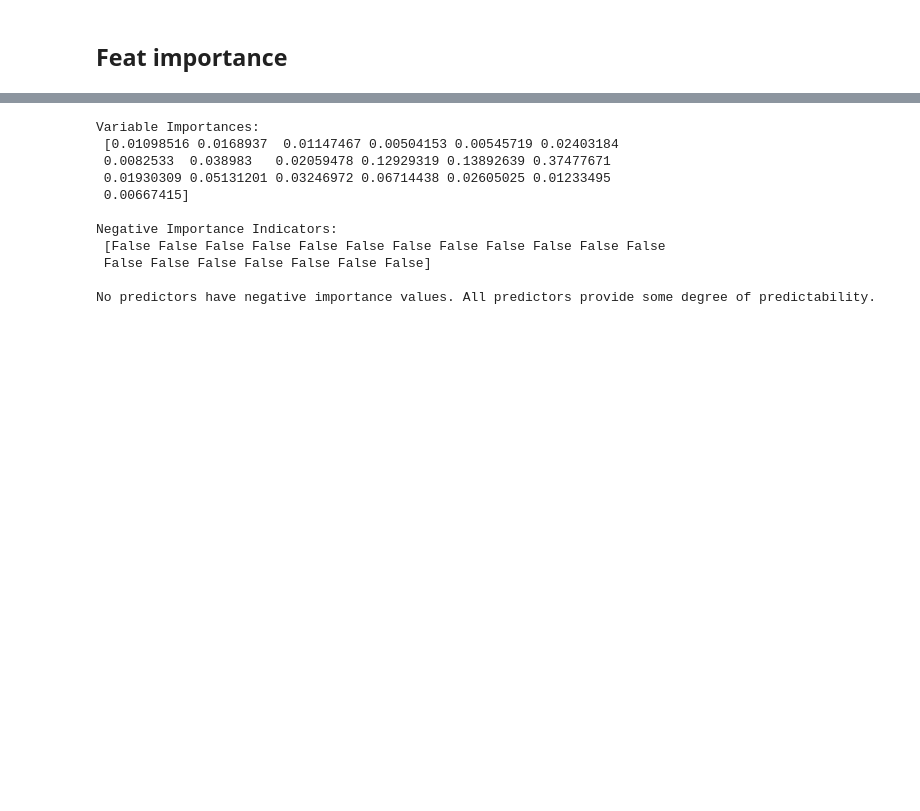
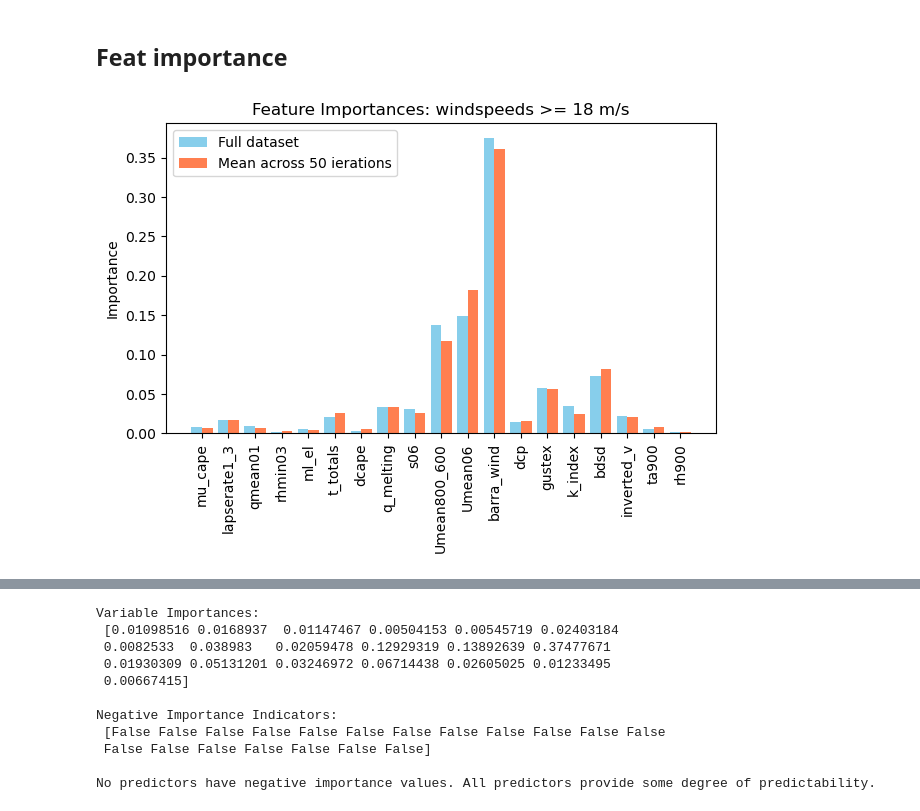
Before and after one commit to Greeshmaaaa/Project-1, a Jupyter notebook: Random_forest-strong.ipynb, the cells around one changed output, grey strips where cells are left out. Saved outputs shown, nothing was run; the diff lists cells and outputs as text; code cells hidden in the pictures; blank space fills up the shorter version.

```diff
--- a/Random_forest-strong.ipynb
+++ b/Random_forest-strong.ipynb
@@ -668,3 +666,69 @@ Random Forest Metrics:
 ROC-AUC: 0.9336799918782351
 # %% [markdown]
 ## Feat importance
+# %%
+##Compute and store feat importance score over 50 random train-test test splits.
+
+
+n_iterations = 50
+variable_importance = np.zeros((len(X.columns), n_iterations))
+
+seeds= np.arange(n_iterations)
+for i, seed in enumerate(seeds):
+    X_train, X_test, y_train, y_test = train_test_split(X, y, test_size=0.3, random_state=seed)
+    clf = RandomForestClassifier(n_estimators=100, criterion ='entropy', class_weight = 'balanced',
+                              max_depth = 3,
+                             random_state=seed, n_jobs = -1)
+    clf.fit(X_train,y_train)
+
+    variable_importance[:,i]=clf.feature_importances_
+variable_importance_df = pd.DataFrame(variable_importance.T, columns=X.columns)
+# %%
+import numpy as np
+import matplotlib.pyplot as plt
+from sklearn.datasets import make_classification
+from sklearn.ensemble import RandomForestClassifier
+from sklearn.model_selection import StratifiedKFold, cross_validate
+
+
+feature_cols = ['mu_cape', 'lapserate1_3', 'qmean01', 'rhmin03', 'ml_el', 't_totals',
+                'dcape', 'q_melting', 's06', 'Umean800_600', 'Umean06', 'barra_wind',
+                'dcp', 'gustex', 'k_index', 'bdsd', 'inverted_v', 'ta900', 'rh900']
+
+clf = RandomForestClassifier(n_estimators=100, criterion ='entropy', class_weight = 'balanced',
+                              max_depth = 3,
+                             random_state=42, n_jobs = -1)
+#clf.fit(X_train,y_train)
+#clf.fit(X_test,y_test)
+clf.fit(X,y)
+feature_importances_full = clf.feature_importances_
+
+
+
+mean_importances = variable_importance_df.mean()
+std_dev_importances_cv =  variable_importance_df.std() # Calculate standard deviation
+
+
+# Plotting feature importances
+fig, ax = plt.subplots()
+index = np.arange(X.shape[1])  # Numerical index for x-axis
+bar_width = 0.4
+
+# Customize colors here
+color_full_data = 'skyblue'  # Change color for full data bars
+color_cv_mean = 'coral'
+
+rects1 = ax.bar(index - bar_width/2, feature_importances_full, bar_width, label='Full dataset', color=color_full_data)
+rects2 = ax.bar(index + bar_width/2, mean_importances, bar_width, label='Mean across 50 ierations', color=color_cv_mean)
+
+#ax.set_xlabel('Features')
+ax.set_ylabel('Importance')
+ax.set_title('Feature Importances: windspeeds >= 18 m/s')
+ax.set_xticks(index)
+ax.set_xticklabels(feature_cols, rotation=90)  # Set feature names with rotation
+ax.legend()
+
+plt.tight_layout()  # Adjust layout to make room for label rotation
+plt.show()
+# %% [output]
+[figure, added]
```
Also changed, not shown: parts of 4 cells of this notebook.
